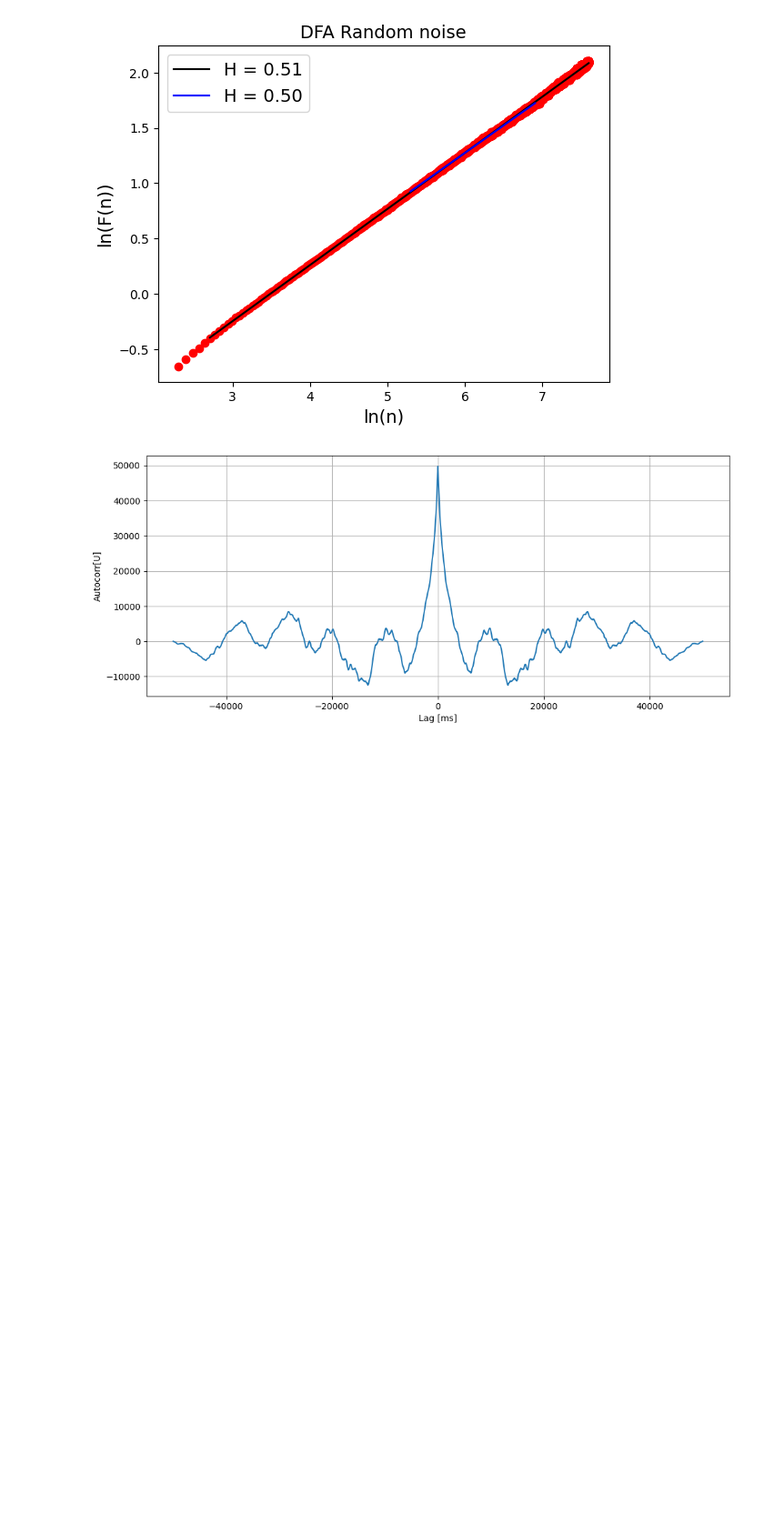
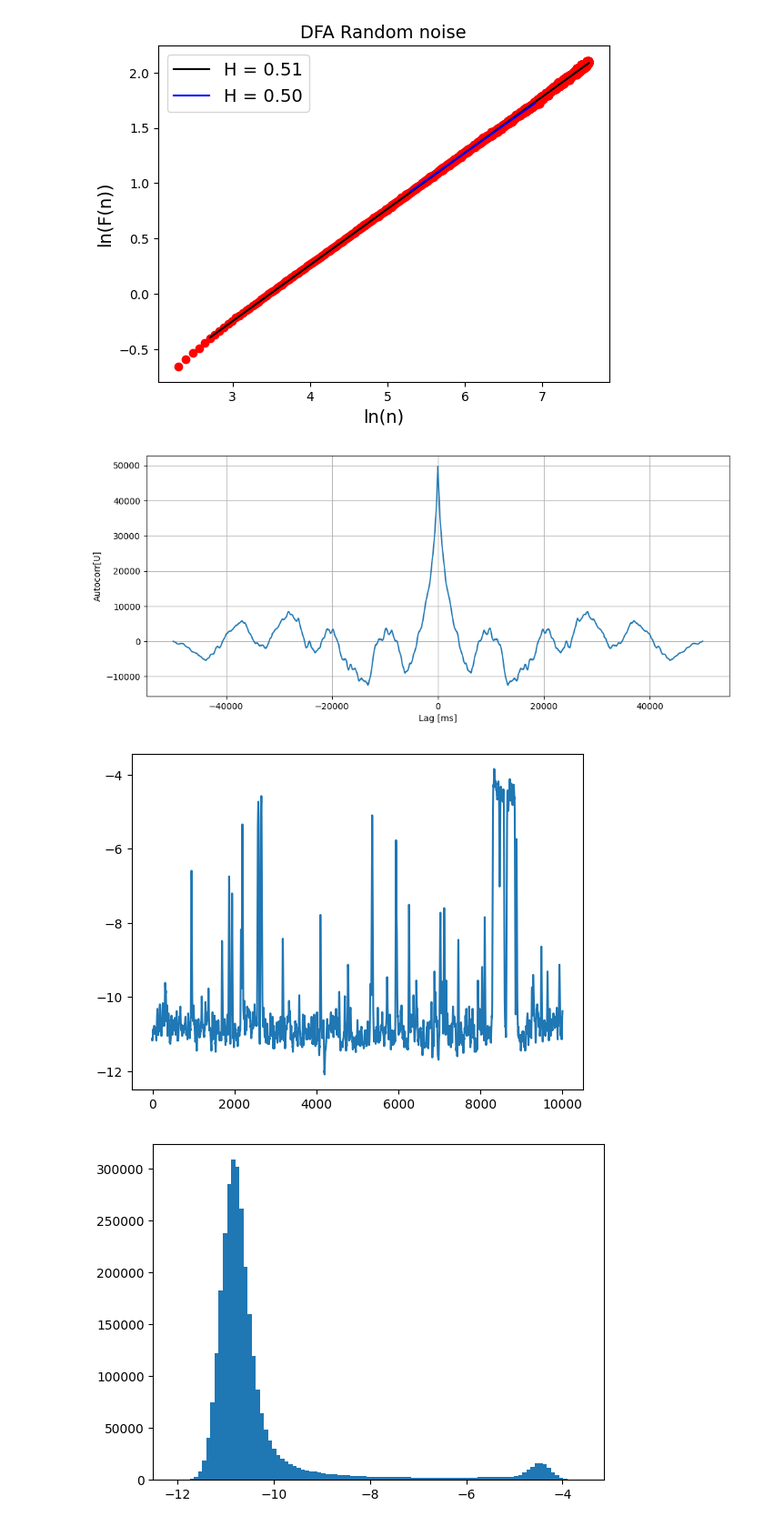
Before and after one commit to University-of-Silesia-Ion-Channel/Jonus, a Jupyter notebook: tests.ipynb, the cells around one changed output. Shown at 91% size. Drawn from its saved outputs; the diff is of its cells as text; code cells hidden in the pictures; blank space fills up the shorter version.

```diff
--- a/tests.ipynb
+++ b/tests.ipynb
@@ -76,3 +76,29 @@ ax.set_ylabel("Autocorr[U]")
 ax.grid()
 # %% [output]
 [figure]
+# %%
+import matplotlib.pyplot as plt
+cnt = 0
+sum = 0
+file_data = []
+batch_size = 1
+file_path = "data/hip16.txt"
+with open(file_path) as data_file:
+    for record in data_file:
+        if cnt < batch_size:
+            record = record.strip()
+            sum += float(record)
+            cnt += 1
+        else:
+            cnt = 0
+            file_data.append(sum / batch_size)
+            sum = 0
+start = 10000
+end = 20000
+plt.plot(file_data[start:end])
+plt.show()
+plt.hist(file_data, bins=100)
+plt.show()
+# %% [output]
+[figure, added]
+[figure, added]
```
Also changed, not shown: 2 other files.
